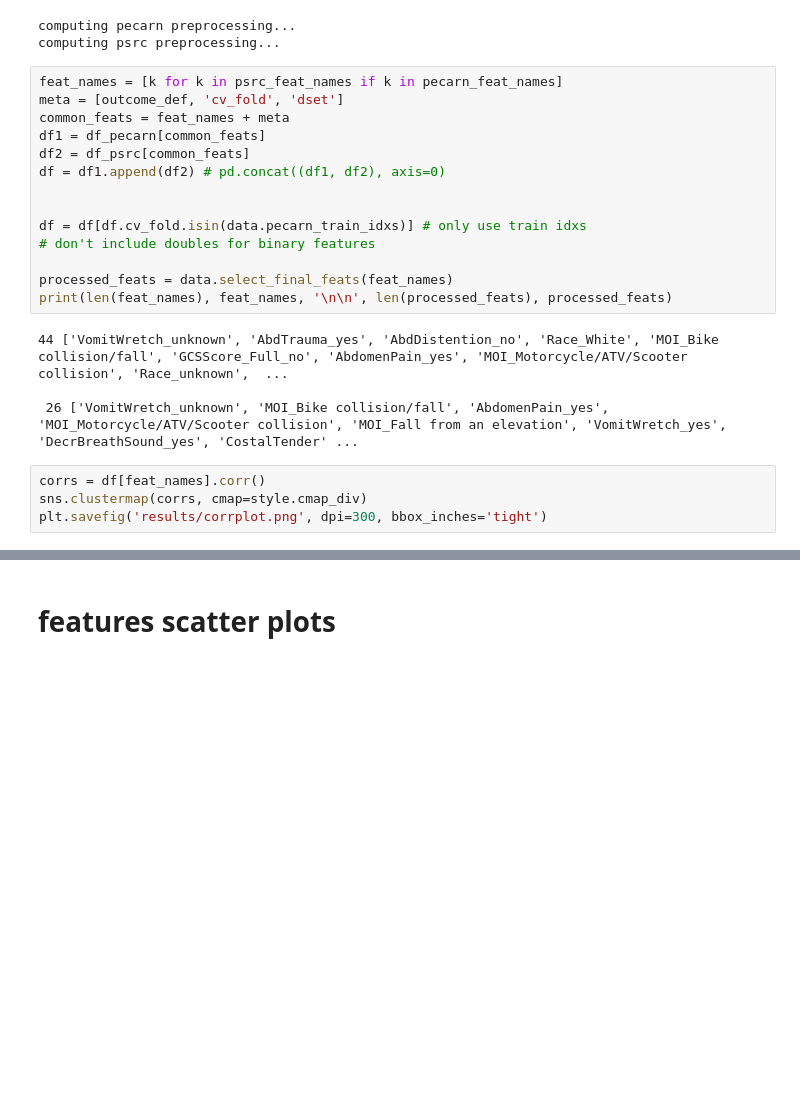
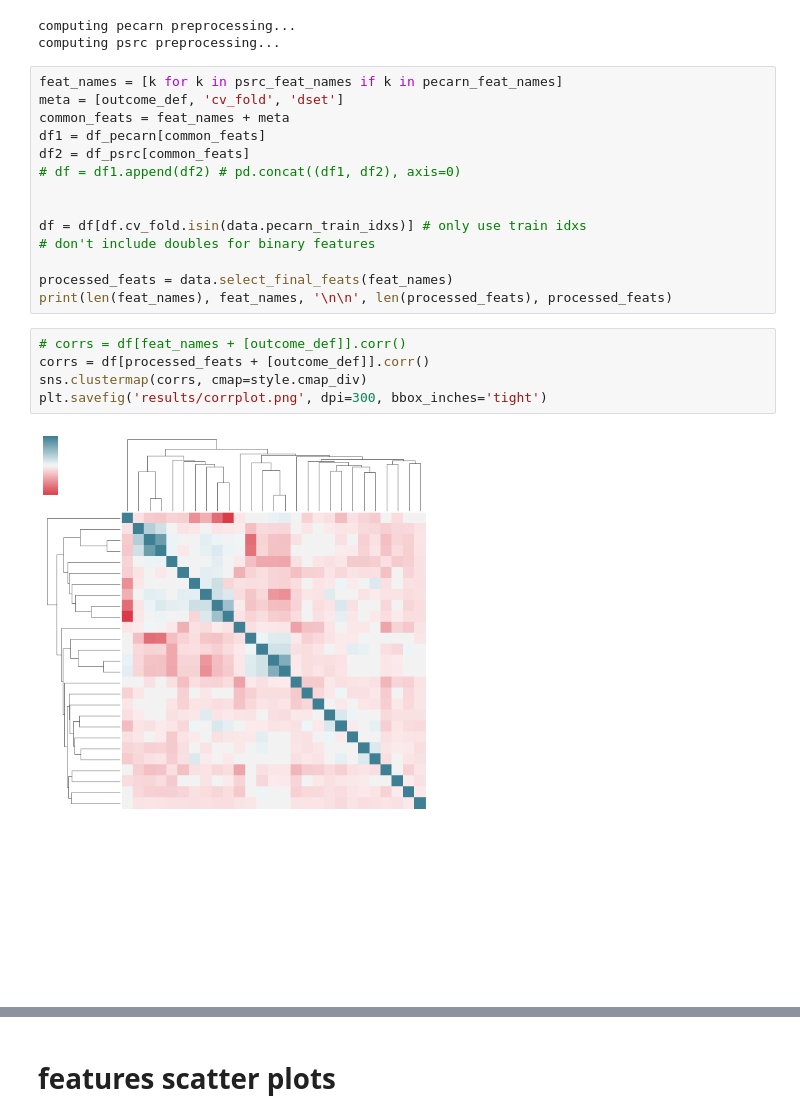
Before and after one commit to csinva/iai-clinical-decision-rule, a Jupyter notebook: 02_eda_all.ipynb, the cells around one changed output, grey strips where cells are left out. Saved outputs shown, nothing was run; the diff lists cells and outputs as text; blank space fills up the shorter version.

```diff
--- a/02_eda_all.ipynb
+++ b/02_eda_all.ipynb
@@ -45,7 +45,7 @@ meta = [outcome_def, 'cv_fold', 'dset']
 common_feats = feat_names + meta
 df1 = df_pecarn[common_feats]
 df2 = df_psrc[common_feats]
-df = df1.append(df2) # pd.concat((df1, df2), axis=0)
+# df = df1.append(df2) # pd.concat((df1, df2), axis=0)
 
 
 df = df[df.cv_fold.isin(data.pecarn_train_idxs)] # only use train idxs
@@ -53,11 +53,10 @@ df = df[df.cv_fold.isin(data.pecarn_train_idxs)] # only use train idxs
 
 processed_feats = data.select_final_feats(feat_names)
 print(len(feat_names), feat_names, '\n\n', len(processed_feats), processed_feats)
-# %% [output]
-44 ['VomitWretch_unknown', 'AbdTrauma_yes', 'AbdDistention_no', 'Race_White', 'MOI_Bike collision/fall', 'GCSScore_Full_no', 'AbdomenPain_yes', 'MOI_Motorcycle/ATV/Scooter collision', 'Race_unknown',  ...
-
- 26 ['VomitWretch_unknown', 'MOI_Bike collision/fall', 'AbdomenPain_yes', 'MOI_Motorcycle/ATV/Scooter collision', 'MOI_Fall from an elevation', 'VomitWretch_yes', 'DecrBreathSound_yes', 'CostalTender' ...
 # %%
-corrs = df[feat_names].corr()
+# corrs = df[feat_names + [outcome_def]].corr()
+corrs = df[processed_feats + [outcome_def]].corr()
 sns.clustermap(corrs, cmap=style.cmap_div)
 plt.savefig('results/corrplot.png', dpi=300, bbox_inches='tight')
+# %% [output]
+[figure, added]
```
Also changed, not shown: parts of 7 cells of this notebook, 2 other files.
